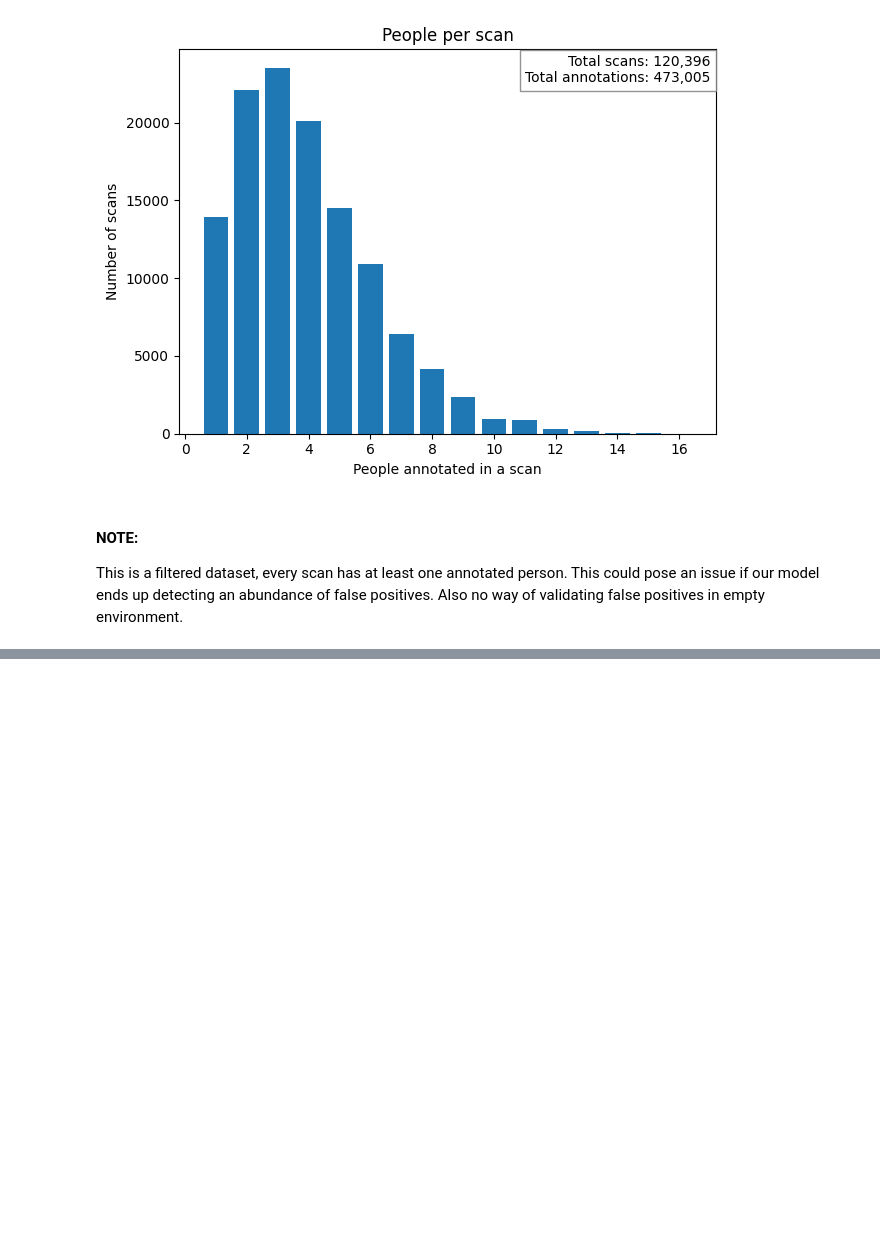
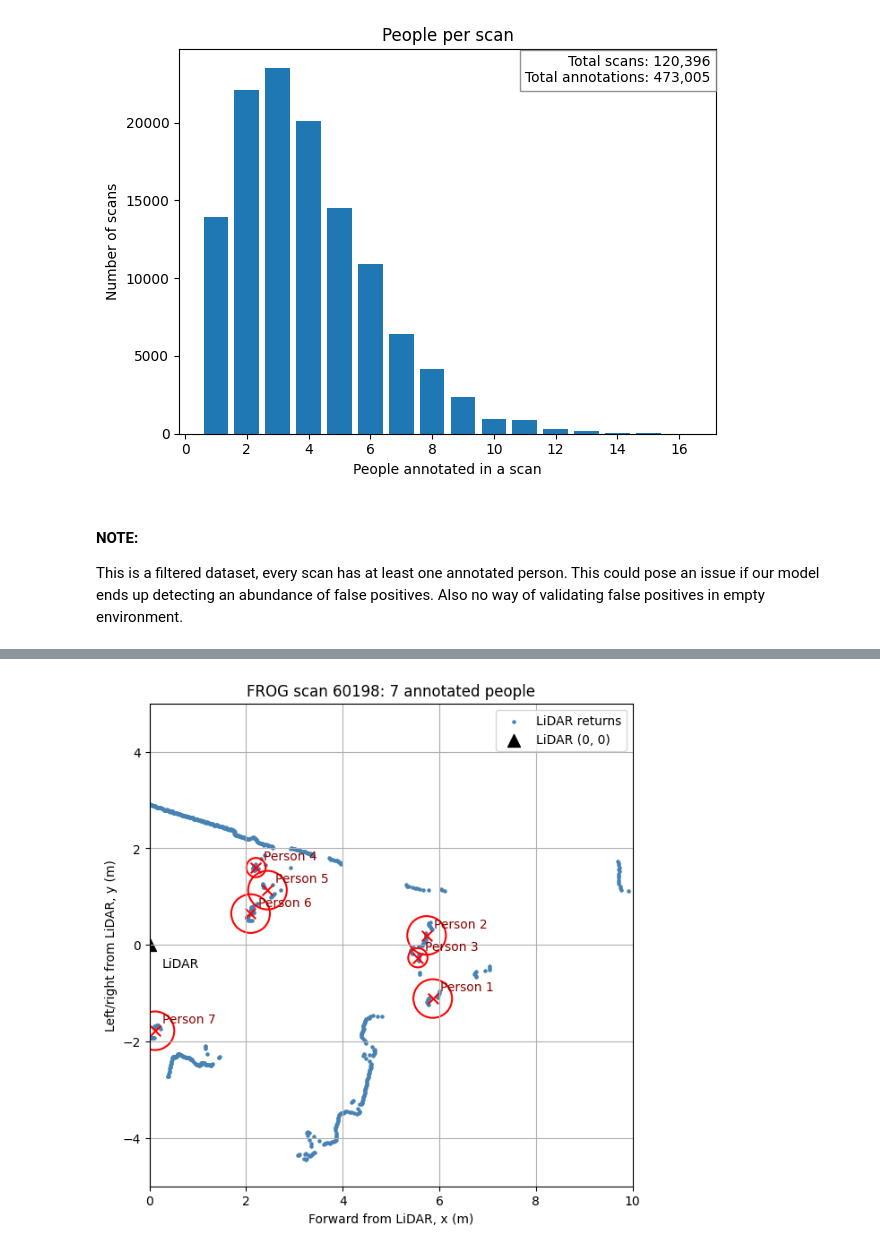
Before and after one commit to BrianR312/ME4452_ML_Project, a Jupyter notebook: Dataset Exploration.ipynb, the cells around one changed output, grey strips where cells are left out. Drawn from its saved outputs; the diff is of its cells as text; code cells hidden in the pictures; blank space fills up the shorter version.

```diff
--- a/Dataset Exploration.ipynb
+++ b/Dataset Exploration.ipynb
@@ -193,0 +246,50 @@ This is a filtered dataset, every scan has at least one annotated person. This c
+# %%
+from matplotlib.patches import Circle
+
+with h5py.File(path, "r") as f:
+    counts = f["circle_num"][:]
+
+    # Choose a scan that has at least one person
+    candidates = np.flatnonzero(counts > 0)
+    scan_idx = int(candidates[len(candidates) // 2])
+
+    ranges = f["scans"][scan_idx]
+    start = int(f["circle_idx"][scan_idx])
+    people = f["circles"][start : start + int(counts[scan_idx])]
+
+# Convert the 180° scan from ranges to x-y points
+angles = np.linspace(-np.pi / 2, np.pi / 2, len(ranges))
+scan_x = ranges * np.cos(angles)
+scan_y = ranges * np.sin(angles)
+
+fig, ax = plt.subplots(figsize=(8, 7))
+ax.scatter(scan_x, scan_y, s=5, color="steelblue", label="LiDAR returns")
+
+# LiDAR is the origin
+ax.scatter(0, 0, marker="^", s=100, color="black", label="LiDAR (0, 0)")
+ax.annotate("LiDAR", (0, 0), xytext=(10, -18), textcoords="offset points")
+
+# Each row is [x, y, radius, distance, angle, angular_radius]
+for person_num, person in enumerate(people, start=1):
+    x, y, radius = person[:3]
+    ax.add_patch(Circle((x, y), radius, fill=False, color="red", linewidth=1.5))
+    ax.scatter(x, y, marker="x", s=70, color="red")
+    ax.annotate(
+        f"Person {person_num}",
+        (x, y),
+        xytext=(6, 6),
+        textcoords="offset points",
+        color="darkred"
+    )
+
+ax.set_xlim(0, 10)
+ax.set_ylim(-5, 5)
+ax.set_aspect("equal")
+ax.set_xlabel("Forward from LiDAR, x (m)")
+ax.set_ylabel("Left/right from LiDAR, y (m)")
+ax.set_title(f"FROG scan {scan_idx}: {len(people)} annotated people")
+ax.grid(True)
+ax.legend()
+plt.show()
+# %% [output]
+[figure, added]
```
Also changed, not shown: parts of 2 cells of this notebook.
